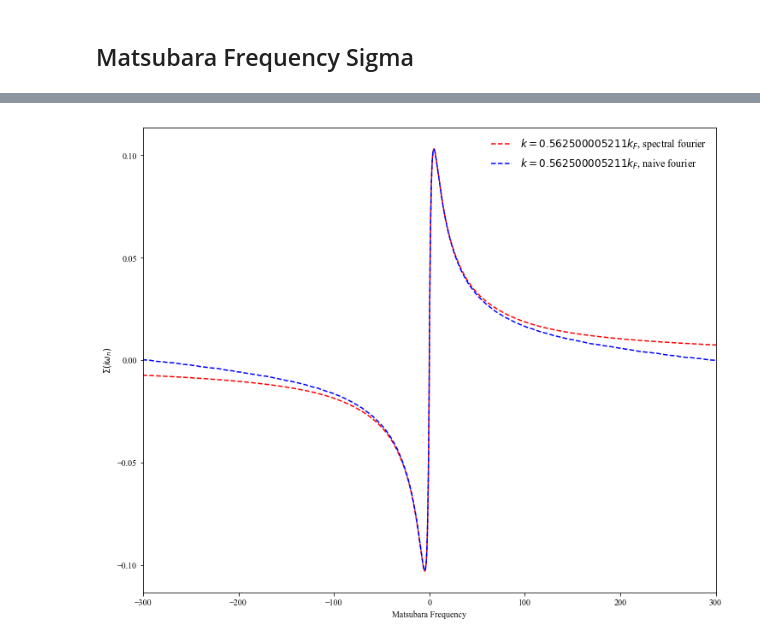
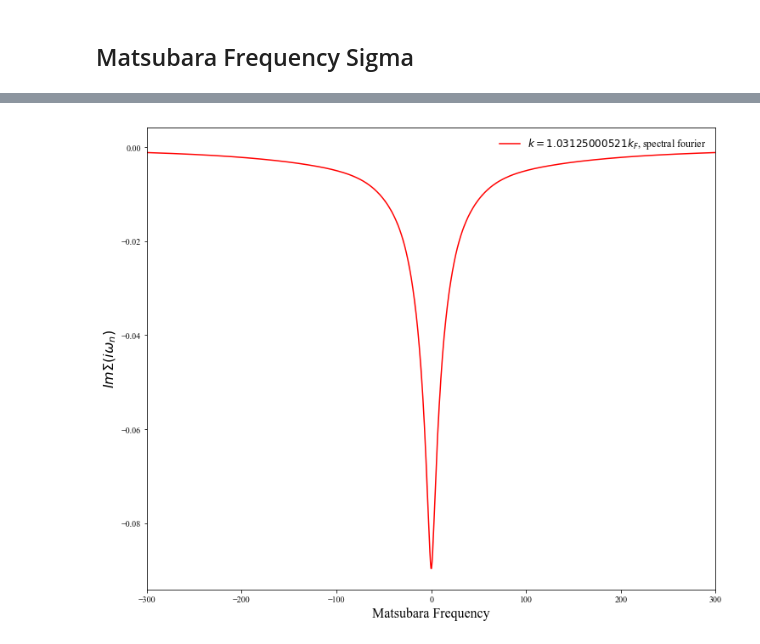
Before and after one commit to kunyuan/ParquetMC, a Jupyter notebook: sigma_basis.ipynb, the cells around one changed output, grey strips where cells are left out. Drawn from its saved outputs; the diff is of its cells as text; code cells hidden in the pictures.

```diff
--- a/sigma_basis.ipynb
+++ b/sigma_basis.ipynb
@@ -63,15 +87,15 @@ Nt = len(TauGrid)
 kMatrix = np.zeros([Nw, Nt])
 
 for i in range(len(w)):
-    kMatrix[i, :] = FermiKernel(w[i], TauGrid, Para.Beta)*2.0*Wmax/Nw
+    kMatrix[i, :] = FermiKernel(w[i], TauGrid, Para.Beta)*2.0*Wmax/Nw/2.0/np.pi
 
 u, s, v = linalg.svd(kMatrix)
 v_inv = linalg.inv(v)
 u_inv=linalg.inv(u)
-N=Nw
+N=128
 x=range(N)
 y=s[:N]
-print y.shape
+print s[67:72]
 plt.plot(x, y, 'o-')
 plt.yscale('log')
 plt.xlim([0.0, 100])
@@ -85,10 +110,12 @@ plt.show()
 fig, ax = plt.subplots(figsize=(12, 10))
 N = 8
 o = 2
-q=12
-Nlim=30
+q=22
+Nlim=80
 
 SigmaT, Err = Estimate([d[o, q, :] for d in Data], Norm)
+
+print SigmaT[-1]+SigmaT[0], Err[-1]+Err[0]
 
 Elem=np.dot(SigmaT, v.T[:,:Nlim])
 Fitted=np.dot(Elem, v[:Nlim,:])
@@ -99,8 +126,10 @@ ax.errorbar(TauGrid/Para.Beta, -SigmaT, yerr=Err, fmt='o-',
 ax.plot(TauGrid/Para.Beta, -Fitted, 'o-'
             , color=ColorList[1], label="Fitted $k={0}k_F$".format(MomGrid[q]/Para.kF))
 
+print np.amax(abs(SigmaT-Fitted))
+
 ax.set_yscale("log")
-ax.set_xlim([0.0, 0.2])
+ax.set_xlim([0.0, 0.6])
 #ax.set_ylim([0.0, 0.1])
 #ax.set_xlim([TauGrid[0]/Para.Beta, TauGrid[-1]/Para.Beta])
 plt.legend(loc=1, frameon=False, fontsize=size)
@@ -132,12 +163,14 @@ plt.show()
 ## Specutral function
 # %%
 ss=np.zeros((Nt, Nw))
-Nsvd=30
+Nsvd=32
 for i in range(Nsvd):
     ss[i, i]=1.0/s[i]
 
 InvKernel=np.dot(np.dot(v.T, ss), u.T)
 spectral=np.dot(SigmaT, InvKernel)
+
+print np.sum(spectral)*2.0*Wmax/Nw/2.0/np.pi
 
 fig, ax = plt.subplots(figsize=(12, 10))
 
@@ -155,7 +189,7 @@ plt.show()
 ## Matsubara Frequency Basis
 # %%
 def FermiKernelMatFreq(w, wn, beta):
-    return 1.0/(1j*wn-w)
+    return 1.0/(1j*wn+w)/2.0/np.pi
 
 WnMax=1024
 Wn = (np.array(range(-WnMax, WnMax))*2.0+1.0)*np.pi/Para.Beta
@@ -169,6 +203,7 @@ uw, sw, vw = linalg.svd(MatFreqMatrix)
 
 x=range(Nw)
 y=sw[:Nw]
+print sw[Nsvd]
 #print Nw, len(s)
 #print y.shape, len(x)
 plt.plot(x, y, 'o-')
@@ -182,29 +253,32 @@ plt.show()
 # %%
 ssw=np.zeros((Nw, Nwn))
+#ssw=sw
 for i in range(Nsvd):
     ssw[i, i]=sw[i]
 
 SigmaW=np.dot(np.dot(np.dot(spectral, uw), ssw), vw)
 
 ## Benchmark
 
 SigmaW_ref=np.zeros_like(SigmaW)
 
 for i, freq in enumerate(Wn):
     dw = SigmaT*np.exp(-1j*TauGrid*freq)
     SigmaW_ref[i] = integrate.trapz(dw, TauGrid)
 
 fig, ax = plt.subplots(figsize=(12, 10))
-ax.plot(Wn, SigmaW.imag, 'r--',  label="$k={0}k_F$, spectral fourier".format(MomGrid[q]/Para.kF))
-ax.plot(Wn, SigmaW_ref.imag, 'b--', label="$k={0}k_F$, naive fourier".format(MomGrid[q]/Para.kF))
+ax.plot(Wn, SigmaW.real, 'r-',  label="$k={0}k_F$, spectral fourier".format(MomGrid[q]/Para.kF))
+#ax.plot(Wn, SigmaW_ref.real, 'b--', label="$k={0}k_F$, naive fourier".format(MomGrid[q]/Para.kF))
 #ax.set_yscale("log")
 ax.set_xlim([-300, 300])
-ax.set_xlabel("Matsubara Frequency")
-ax.set_ylabel("$\Sigma(i\omega_n)$")
-#ax.set_ylim([0.0, 0.1])
+#ax.set_xlim([0, 30])
+ax.set_xlabel("Matsubara Frequency", size=16)
+ax.set_ylabel("$Im\Sigma(i\omega_n)$", size=16)
+#ax.set_ylim([-0.10, -0.04])
 #ax.set_xlim([TauGrid[0]/Para.Beta, TauGrid[-1]/Para.Beta])
+
 plt.legend(loc=1, frameon=False, fontsize=size)
-plt.savefig("sigma.pdf")
+#plt.savefig("sigma.pdf")
 plt.show()
 # %% [output]
-[figure, old version]
+[figure, new version]
```
Also changed, not shown: parts of 12 cells of this notebook, 5 other files.
